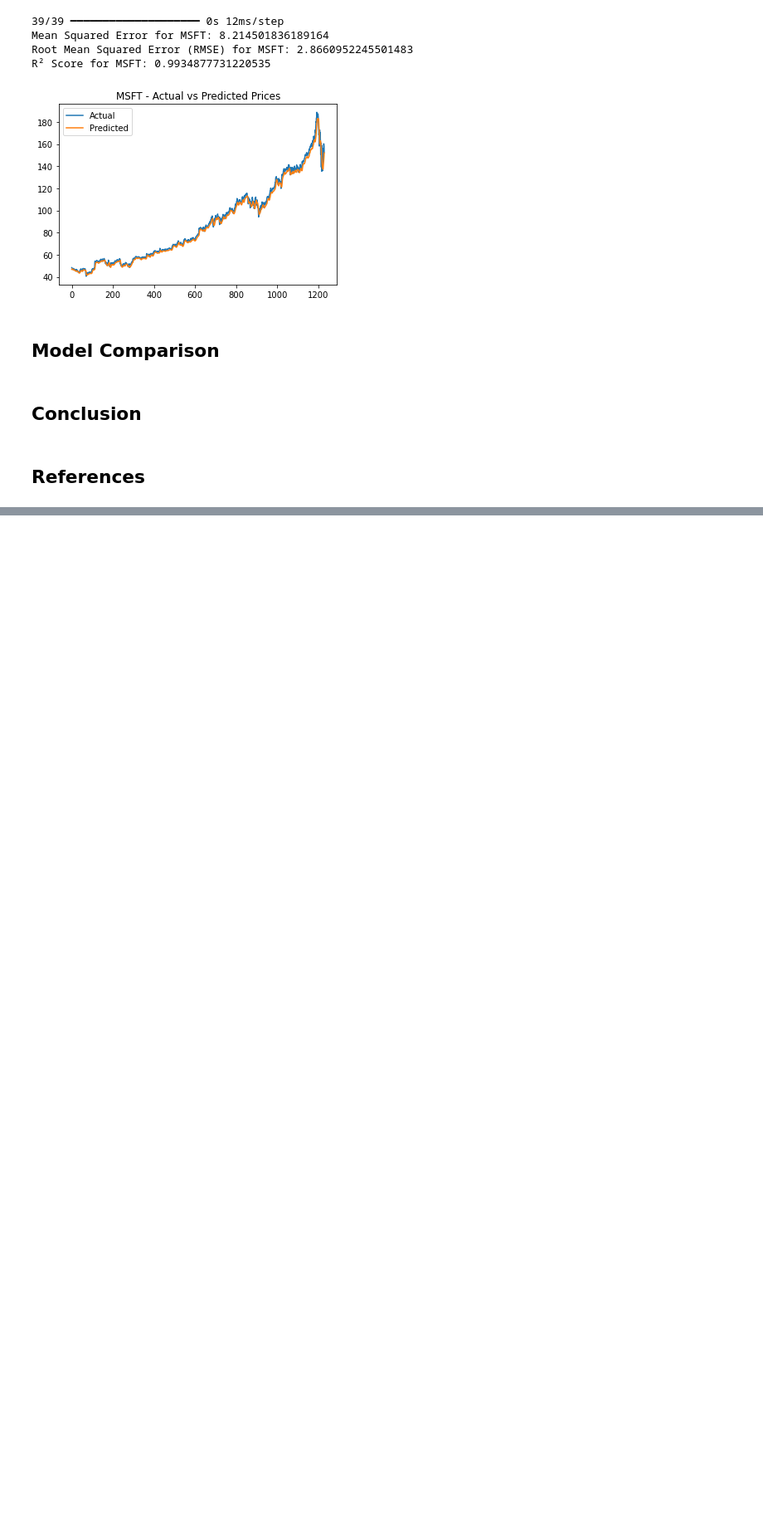
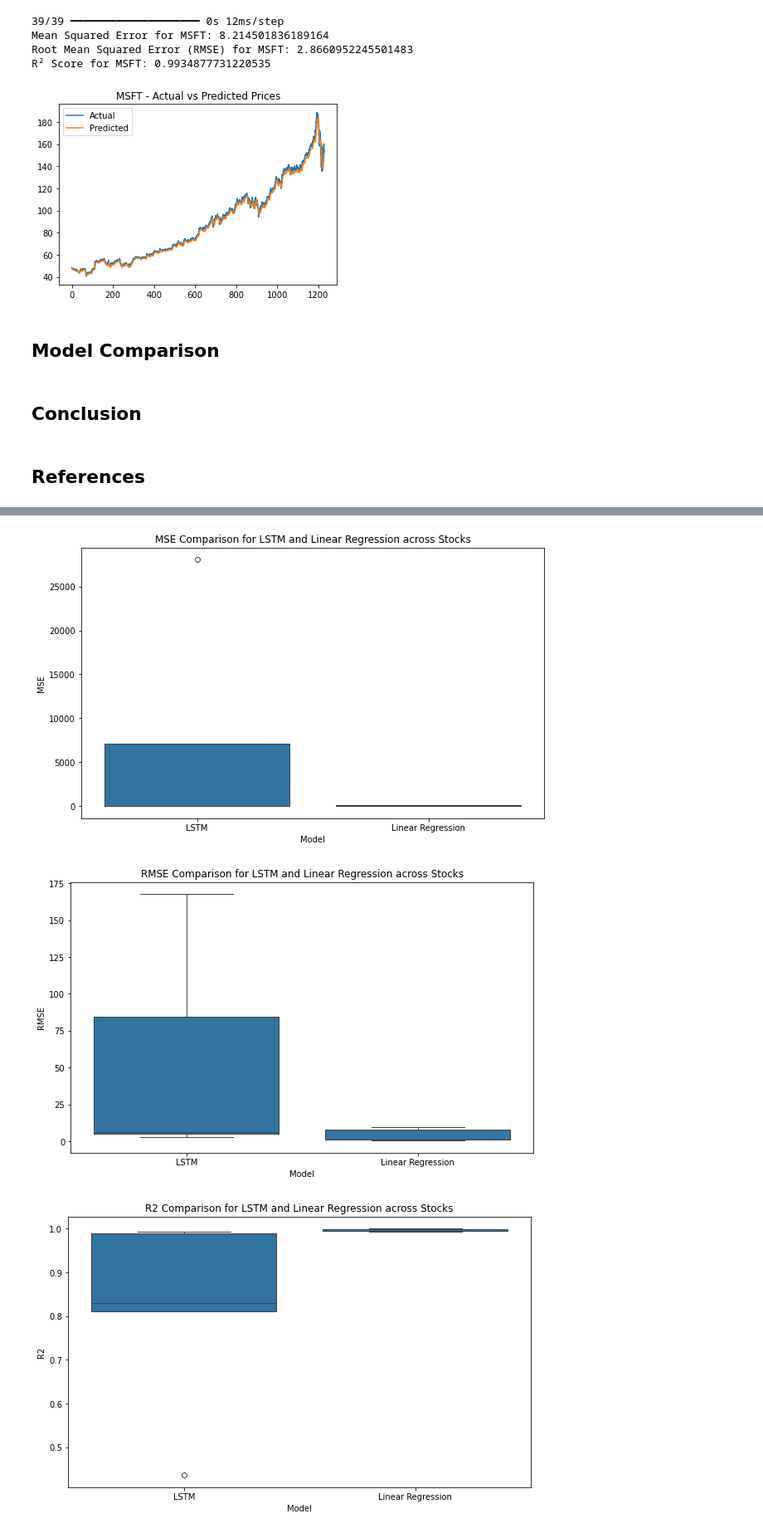
Before and after one commit to 1stl0ve/CS5805-project, a Jupyter notebook: project.ipynb, the cells around one changed output, grey strips where cells are left out. Shown at 83% size. Drawn from its saved outputs; the diff is of its cells as text; code cells hidden in the pictures; blank space fills up the shorter version.

Commit message:
Adds metric tracker and comparison graphs

```diff
--- a/project.ipynb
+++ b/project.ipynb
@@ -398,0 +485,22 @@ R² Score for MSFT: 0.9934877731220535
+# %%
+import seaborn as sns
+
+# Compare MSE across models and stocks
+plt.figure(figsize=(10, 6))
+sns.boxplot(x='Model', y='MSE', data=metrics)
+plt.title('MSE Comparison for LSTM and Linear Regression across Stocks')
+plt.show()
+
+plt.figure(figsize=(10, 6))
+sns.boxplot(x='Model', y='RMSE', data=metrics)
+plt.title('RMSE Comparison for LSTM and Linear Regression across Stocks')
+plt.show()
+
+plt.figure(figsize=(10, 6))
+sns.boxplot(x='Model', y='R2', data=metrics)
+plt.title('R2 Comparison for LSTM and Linear Regression across Stocks')
+plt.show()
+# %% [output]
+[figure, added]
+[figure, added]
+[figure, added]
```
Also changed, not shown: parts of 3 cells of this notebook.
